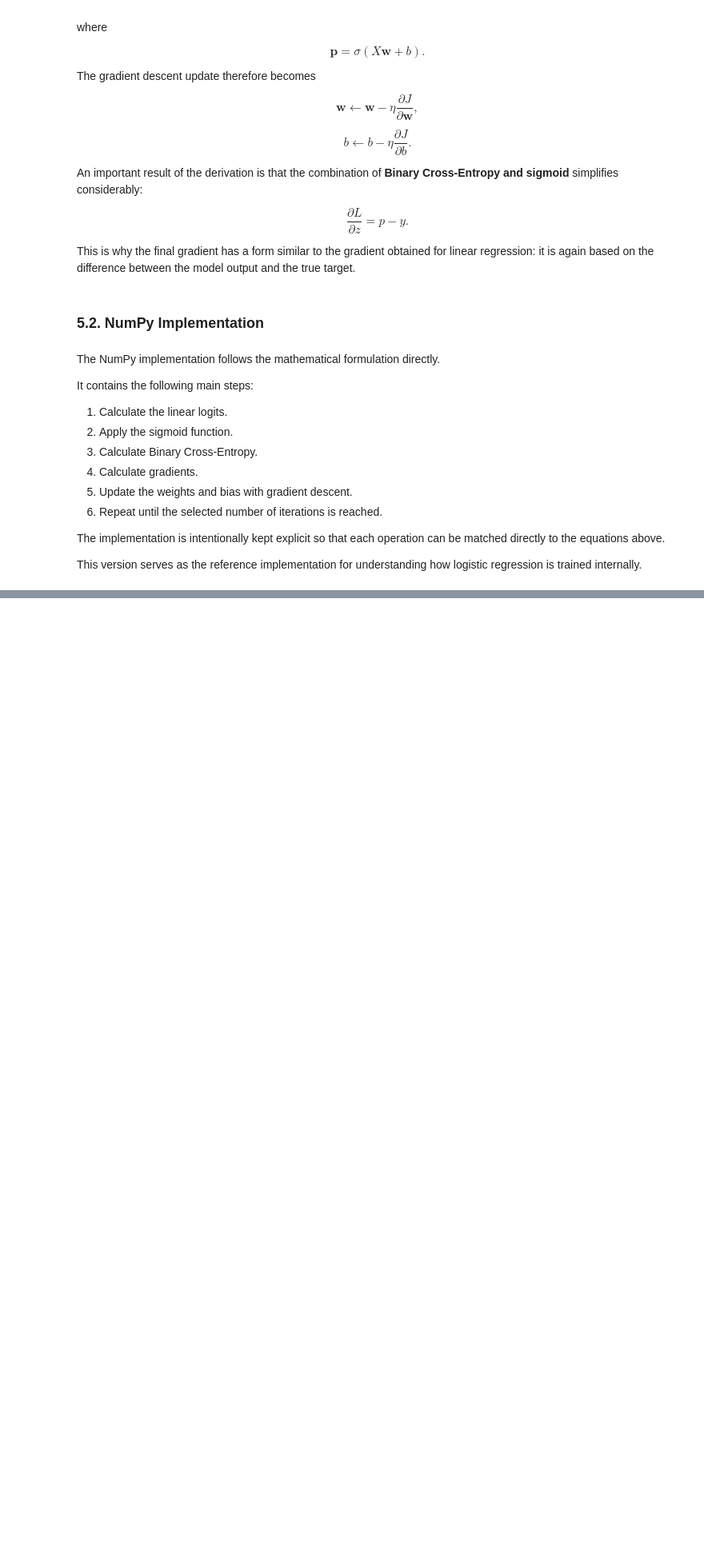
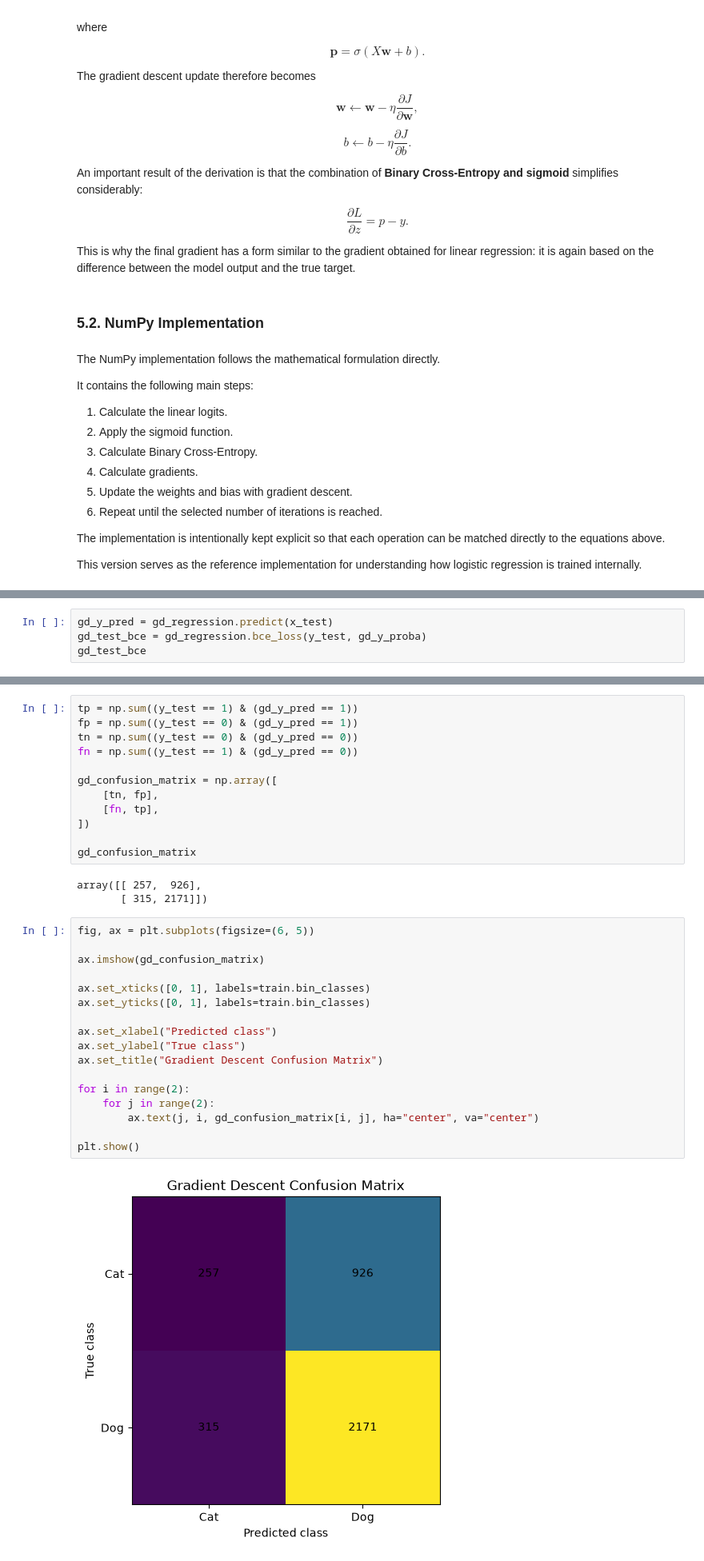
Before and after one commit to Tpoc311/applied-ai-workbench, a Jupyter notebook: ml_fundamentals/linear_models/logistic_regression/logistic_regression.ipynb, the cells around one changed output, grey strips where cells are left out. Shown at 80% size. Cells and saved outputs as stored; diff of their text form; blank space fills up the shorter version.

```diff
--- a/ml_fundamentals/linear_models/logistic_regression/logistic_regression.ipynb
+++ b/ml_fundamentals/linear_models/logistic_regression/logistic_regression.ipynb
@@ -945,0 +1003,4 @@ np.float64(0.6298839058513043)
+# %%
+gd_y_pred = gd_regression.predict(x_test)
+gd_test_bce = gd_regression.bce_loss(y_test, gd_y_proba)
+gd_test_bce
@@ -945,0 +1038,34 @@ np.float64(0.6298839058513043)
+# %%
+tp = np.sum((y_test == 1) & (gd_y_pred == 1))
+fp = np.sum((y_test == 0) & (gd_y_pred == 1))
+tn = np.sum((y_test == 0) & (gd_y_pred == 0))
+fn = np.sum((y_test == 1) & (gd_y_pred == 0))
+
+gd_confusion_matrix = np.array([
+    [tn, fp],
+    [fn, tp],
+])
+
+gd_confusion_matrix
+# %% [output]
+array([[ 257,  926],
+       [ 315, 2171]])
+# %%
+fig, ax = plt.subplots(figsize=(6, 5))
+
+ax.imshow(gd_confusion_matrix)
+
+ax.set_xticks([0, 1], labels=train.bin_classes)
+ax.set_yticks([0, 1], labels=train.bin_classes)
+
+ax.set_xlabel("Predicted class")
+ax.set_ylabel("True class")
+ax.set_title("Gradient Descent Confusion Matrix")
+
+for i in range(2):
+    for j in range(2):
+        ax.text(j, i, gd_confusion_matrix[i, j], ha="center", va="center")
+
+plt.show()
+# %% [output]
+[figure, added]
```
Also changed, not shown: parts of 17 cells of this notebook, 1 other file.
